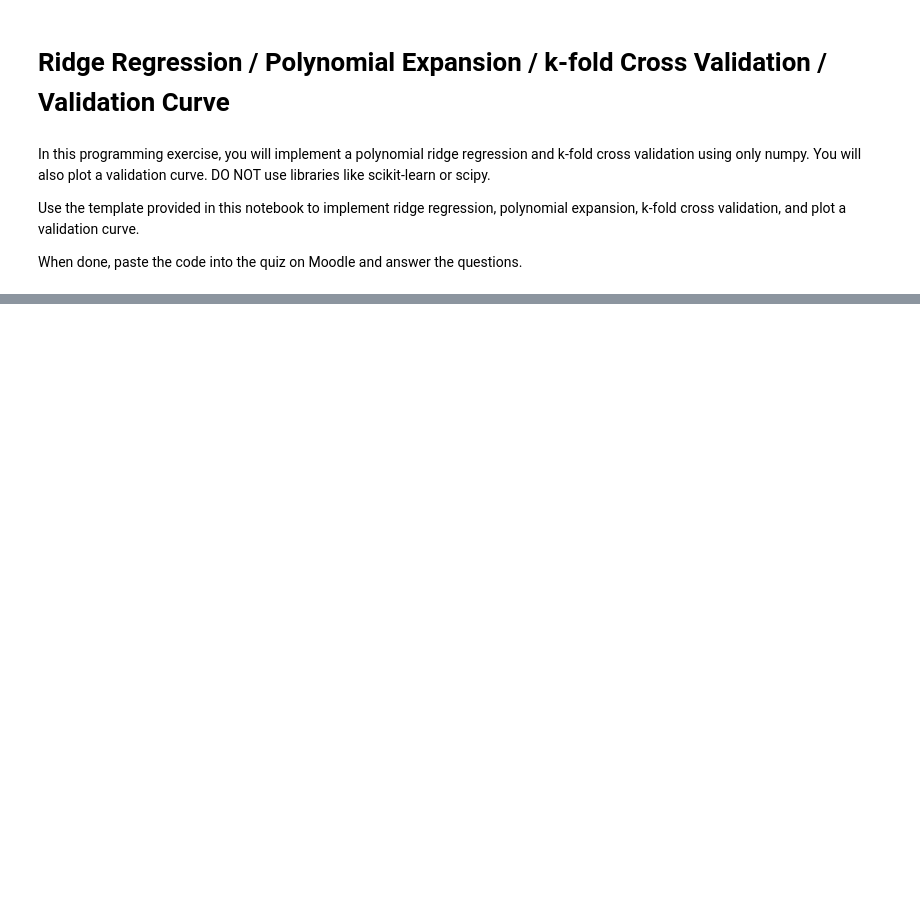
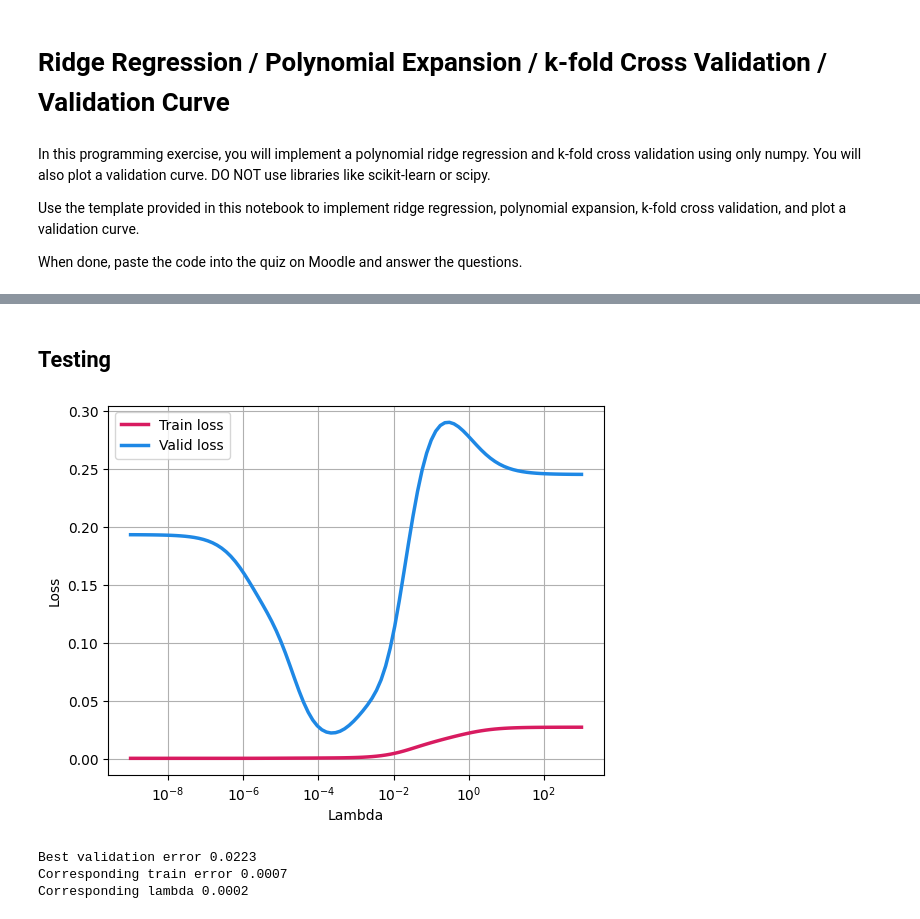
Before and after one commit to Leo-Lem/summer25, a Jupyter notebook: ML/exercises/3.ipynb, the cells around one changed output, grey strips where cells are left out. Drawn from its saved outputs; the diff is of its cells as text; code cells hidden in the pictures; blank space fills up the shorter version.

```diff
--- a/ML/exercises/3.ipynb
+++ b/ML/exercises/3.ipynb
@@ -142,9 +148,27 @@ def kfold(x: ArrayLike, y: ArrayLike, lam: float, k: int = 10) -> tuple[float, f
         tuple[float, float]: Average train and validation losses ¡¡PER DATA POINT!!.
     """
 
-    # TODO: Implement k-fold cross validation.
+    # Implement k-fold cross validation.
+    folds = np.array_split(np.arange(x.shape[0]), k)
+    train_losses = []
+    val_losses = []
 
-    pass
+    for fold in folds:
+        x_train = np.delete(x, fold, axis=0)
+        y_train = np.delete(y, fold, axis=0)
+
+        w = ridge_regression(x_train, y_train, lam)
+
+        train_loss = empirical_loss(x_train, y_train, w)
+        train_loss_per_data_point = train_loss / len(y_train)
+        train_losses.append(train_loss_per_data_point)
+
+        x_val = x[fold]
+        y_val = y[fold]
+        val_loss = empirical_loss(x_val, y_val, w)
+        val_loss_per_data_point = val_loss / len(y_val)
+        val_losses.append(val_loss_per_data_point)
+    return np.mean(train_losses), np.mean(val_losses)
 # %%
 def get_validation_curve_data(
     x: ArrayLike, y: ArrayLike, lambdas: ArrayLike
@@ -160,31 +184,37 @@ def get_validation_curve_data(
         ArrayLike: The validation losses for each lambda value.
     """
 
-    # TODO: Implement a function that returns data required for plotting the validation curve.
-
-    pass
+    # Implement a function that returns data required for plotting the validation curve.
+    train_losses, val_losses = [], []
+    for lam in lambdas:
+        train_loss, val_loss = kfold(x, y, lam)
+        train_losses.append(train_loss)
+        val_losses.append(val_loss)
+    best_lambda_index = np.argmin(val_losses)
+    return best_lambda_index, train_losses, val_losses  # return the index of the best lambda and the losses
+# %% [markdown]
+## Testing
 # %%
 # Data loading and preprocessing
 x_train, y_train = load_data("dataset_poly_train.npy")
 x_train, y_train = shuffle_data(x_train, y_train)
 
 deg = 6
 X_train = get_polynomial_features(x_train, deg=6)
 
 # Validation curve
 lambdas = np.logspace(-9, 3, num=100, base=10)
-best_lam_idx, train_losses, val_losses = get_validation_curve_data(
-    X_train, y_train, lambdas
-)
+best_lam_idx, train_losses, val_losses = get_validation_curve_data(X_train, y_train, lambdas)
 
-plot_validation_curve(
-    lambdas,
-    train_losses,
-    val_losses,
-)
+plot_validation_curve(lambdas, train_losses, val_losses)
 print(f"Best validation error {val_losses[best_lam_idx]:.4f} ")
 print(f"Corresponding train error {train_losses[best_lam_idx]:.4f}")
 print(f"Corresponding lambda {lambdas[best_lam_idx]:.4f}")
+# %% [output]
+[figure, added]
+Best validation error 0.0223
+Corresponding train error 0.0007
+Corresponding lambda 0.0002
 # %%
 # Train on all training data with the best lambda
 w = ridge_regression(X_train, y_train, lam=lambdas[best_lam_idx])
```
Also changed, not shown: parts of 6 cells of this notebook, 1 other file.
